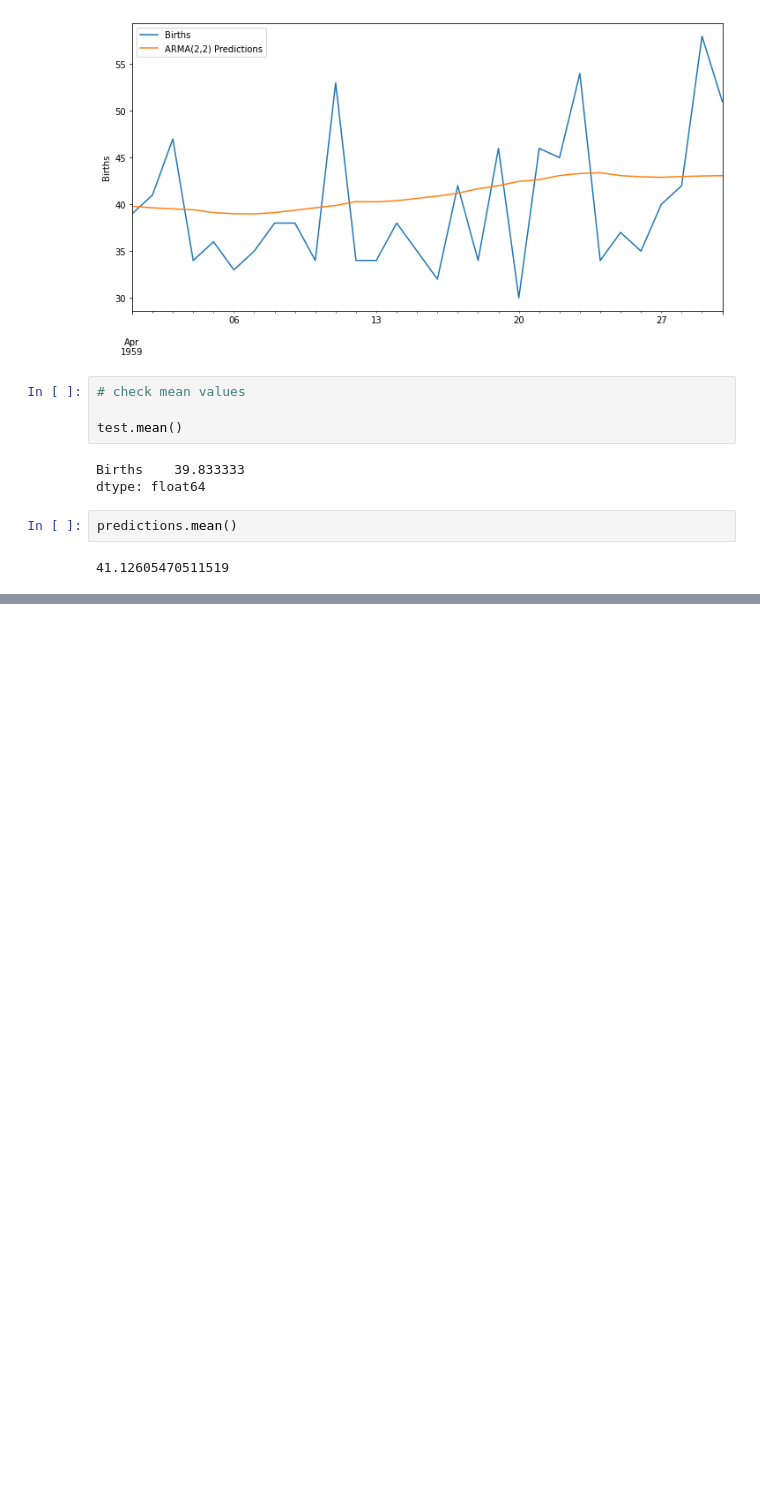
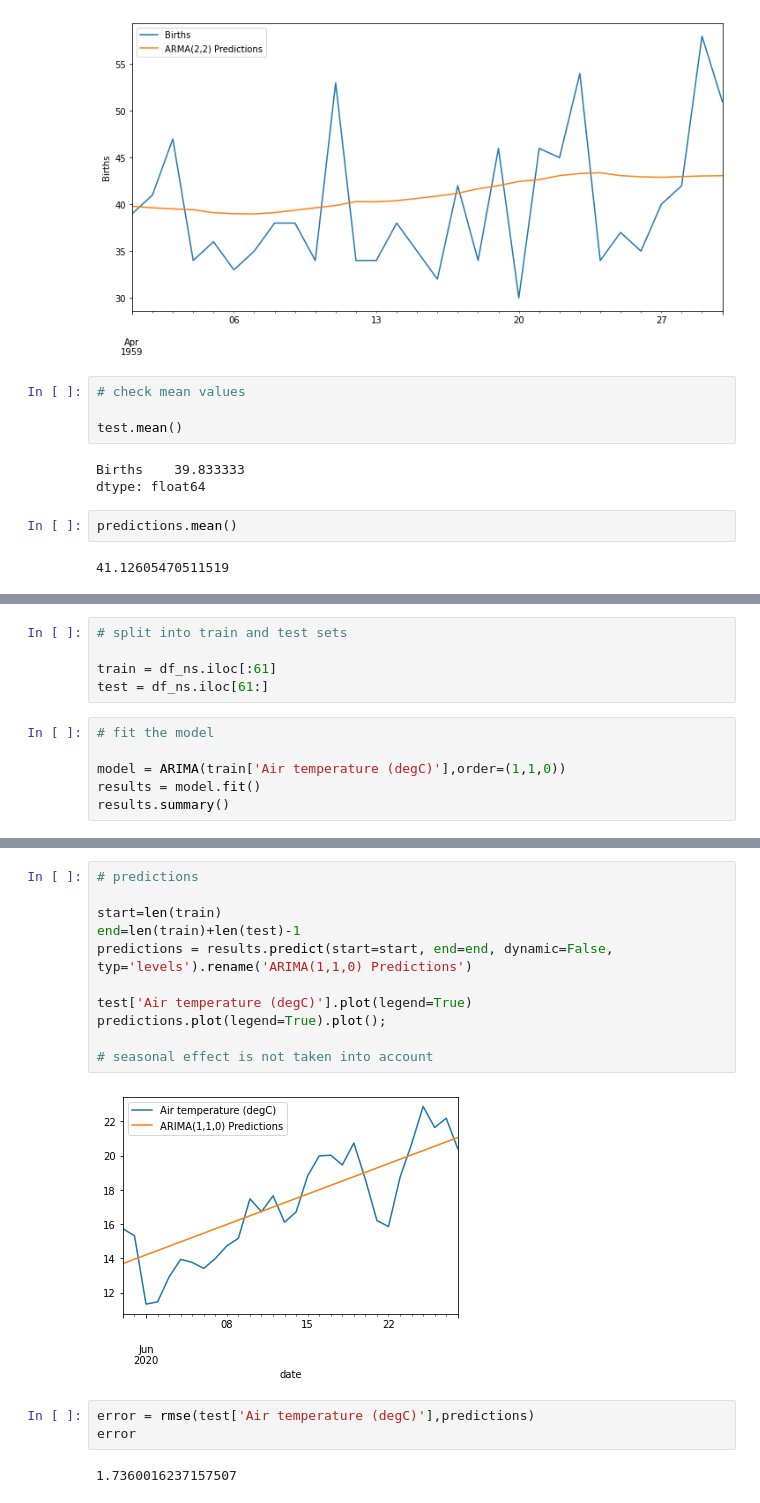
Before and after one commit to MikhailKuklin/time-series-analysis-forecasting, a Jupyter notebook: notebooks/ts_forecasting.ipynb, the cells around one changed output, grey strips where cells are left out. Saved outputs shown, nothing was run; the diff lists cells and outputs as text; blank space fills up the shorter version.

```diff
--- a/notebooks/ts_forecasting.ipynb
+++ b/notebooks/ts_forecasting.ipynb
@@ -706,0 +810,11 @@ predictions.mean()
+# %%
+# split into train and test sets
+
+train = df_ns.iloc[:61]
+test = df_ns.iloc[61:]
+# %%
+# fit the model
+
+model = ARIMA(train['Air temperature (degC)'],order=(1,1,0))
+results = model.fit()
+results.summary()
@@ -706,0 +836,18 @@ predictions.mean()
+# %%
+# predictions
+
+start=len(train)
+end=len(train)+len(test)-1
+predictions = results.predict(start=start, end=end, dynamic=False, typ='levels').rename('ARIMA(1,1,0) Predictions')
+
+test['Air temperature (degC)'].plot(legend=True)
+predictions.plot(legend=True).plot();
+
+# seasonal effect is not taken into account
+# %% [output]
+[figure, added]
+# %%
+error = rmse(test['Air temperature (degC)'],predictions)
+error
+# %% [output]
+1.7360016237157507
```
Also changed, not shown: parts of 15 cells of this notebook.
